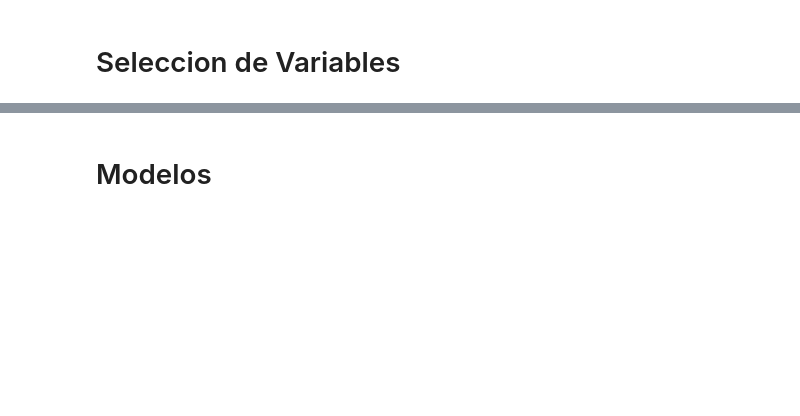
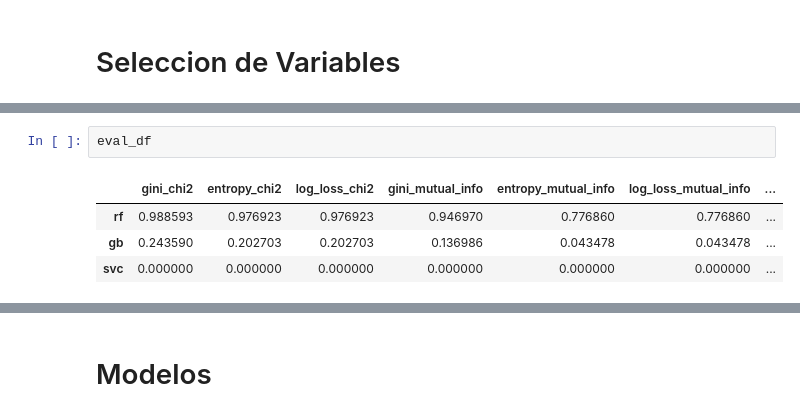
Before and after one commit to lguerra98/human_resources, a Jupyter notebook: eda.ipynb, the cells around one changed output, grey strips where cells are left out. Saved outputs shown, nothing was run; the diff lists cells and outputs as text; blank space fills up the shorter version.

```diff
--- a/eda.ipynb
+++ b/eda.ipynb
@@ -100,0 +154,7 @@ SyntaxError: invalid syntax (288945800.py, line 3)
+# %%
+eval_df
+# %% [output]
+|  | gini_chi2 | entropy_chi2 | log_loss_chi2 | gini_mutual_info | entropy_mutual_info | log_loss_mutual_info | ... |
+| rf | 0.988593 | 0.976923 | 0.976923 | 0.946970 | 0.776860 | 0.776860 | ... |
+| gb | 0.243590 | 0.202703 | 0.202703 | 0.136986 | 0.043478 | 0.043478 | ... |
+| svc | 0.000000 | 0.000000 | 0.000000 | 0.000000 | 0.000000 | 0.000000 | ... |
```
Also changed, not shown: parts of 49 cells of this notebook, 15 other files.
